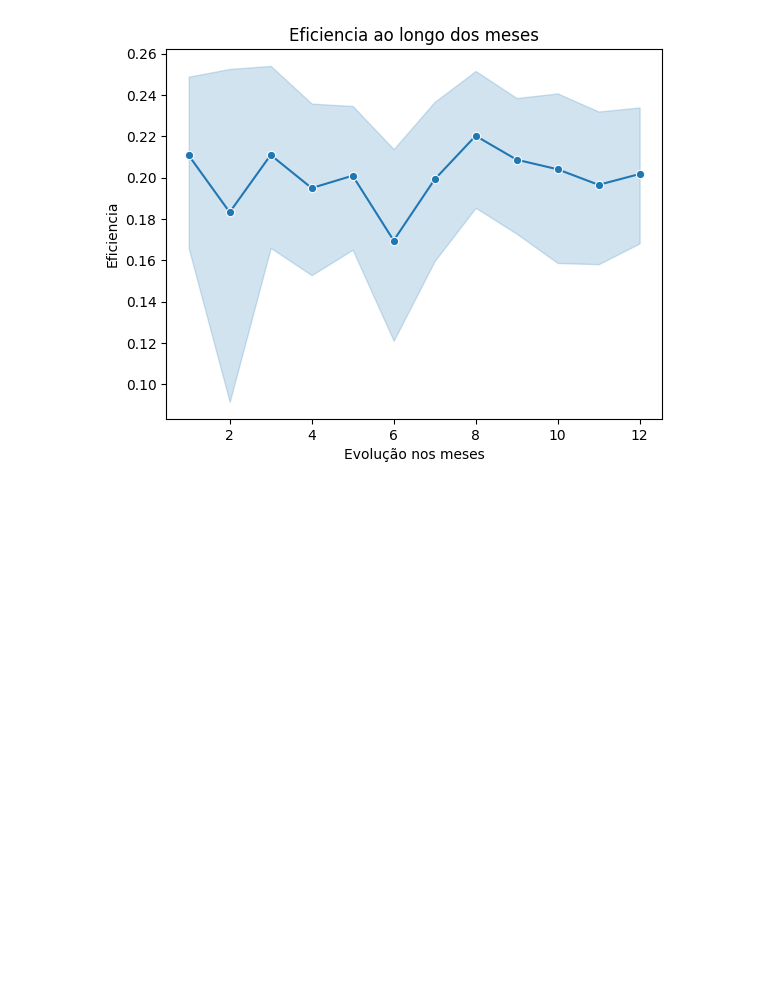
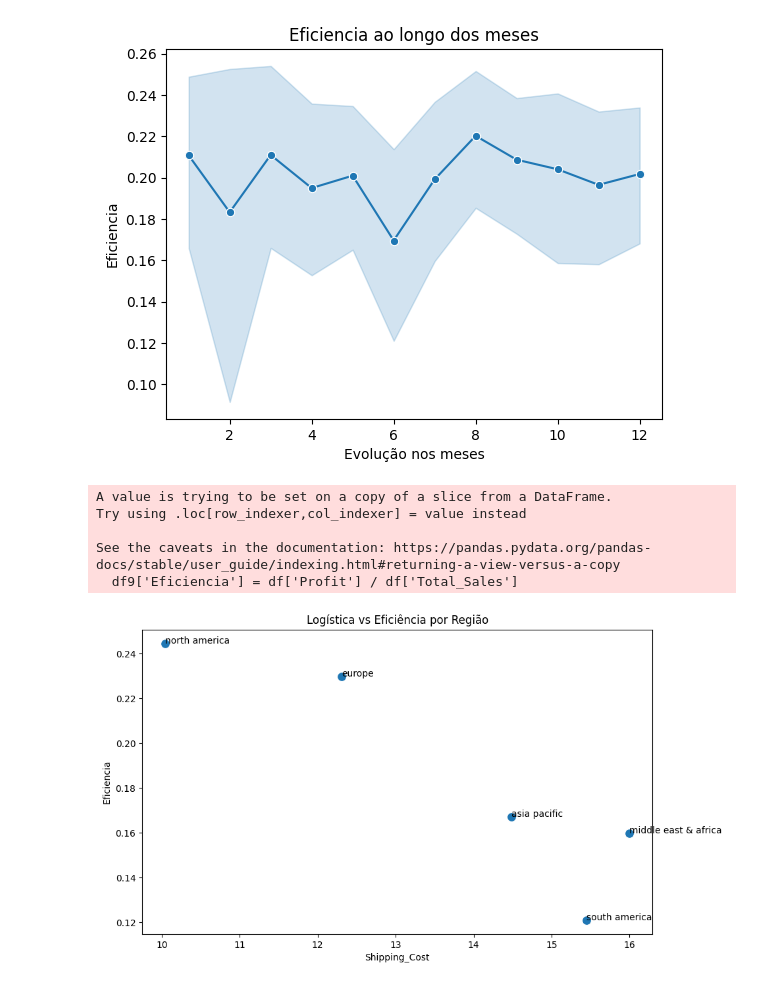
Before and after one commit to IuryFranca15/E-commerce_database, a Jupyter notebook: e-commerce.ipynb, the cells around one changed output. Drawn from its saved outputs; the diff is of its cells as text; code cells hidden in the pictures; blank space fills up the shorter version.

```diff
--- a/e-commerce.ipynb
+++ b/e-commerce.ipynb
@@ -187,4 +187,20 @@ See the caveats in the documentation: https://pandas.pydata.org/pandas-docs/stab
 <Axes: title={'center': 'Eficiencia ao longo dos meses'}, xlabel='Evolução nos meses', ylabel='Eficiencia'>
 [figure]
 # %%
-df
+#Quero comparar a Eficiência Média com o Custo de Frete Médio (Shipping_Cost) para cada Região (Region)
+df9 = df[['Shipping_Cost', 'Region']]
+df9['Eficiencia'] = df['Profit'] / df['Total_Sales']
+regiao = df9.groupby('Region')[['Eficiencia', 'Shipping_Cost']].mean()
+plt.figure(figsize=(10, 6))
+for i in range(regiao.shape[0]):
+    plt.text(regiao.Shipping_Cost[i], regiao.Eficiencia[i], regiao.index[i])
+sns.scatterplot(data=regiao, x='Shipping_Cost', y='Eficiencia', s=100)
+plt.title('Logística vs Eficiência por Região')
+plt.show()
+# %% [output]
+A value is trying to be set on a copy of a slice from a DataFrame.
+Try using .loc[row_indexer,col_indexer] = value instead
+
+See the caveats in the documentation: https://pandas.pydata.org/pandas-docs/stable/user_guide/indexing.html#returning-a-view-versus-a-copy
+  df9['Eficiencia'] = df['Profit'] / df['Total_Sales']
+[figure, added]
```
Also changed, not shown: parts of 1 cell of this notebook.
